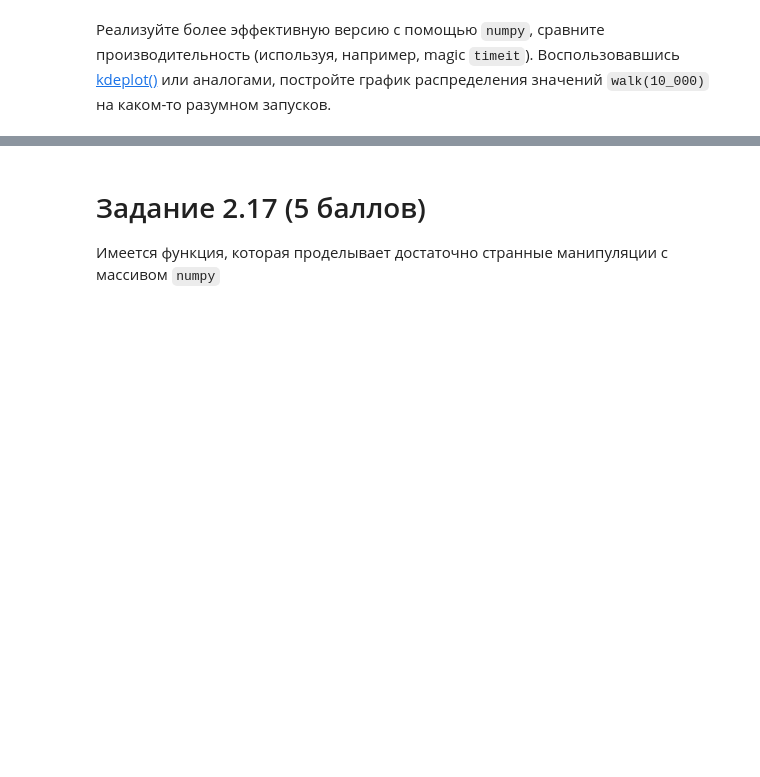
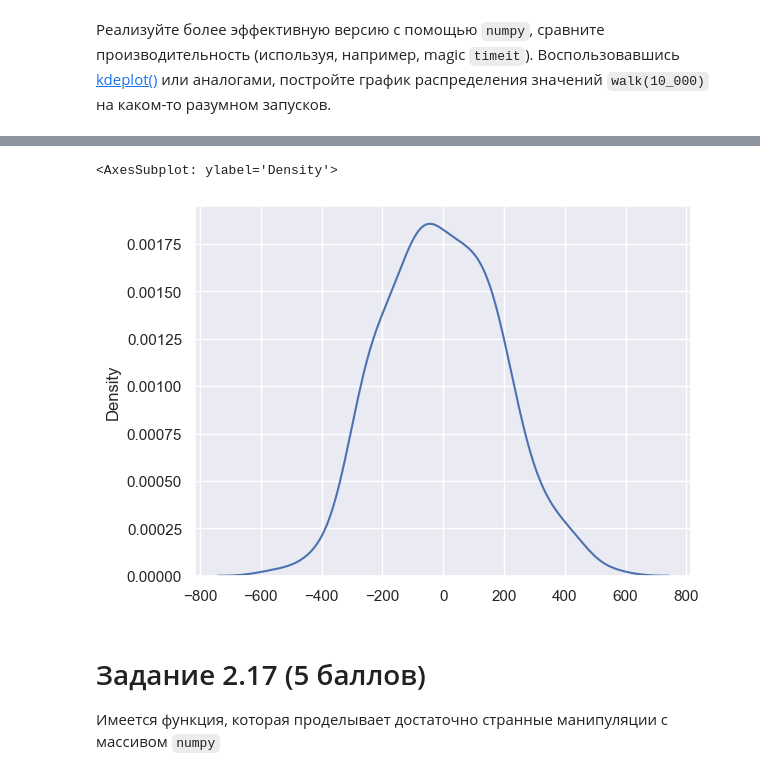
Before and after one commit to SergiusMagnus/Python-For-Data-Analysis, a Jupyter notebook: Task_2/Task_2.ipynb, the cells around one changed output, grey strips where cells are left out. Cells and saved outputs as stored; diff of their text form; code cells hidden in the pictures; blank space fills up the shorter version.

```diff
--- a/Task_2/Task_2.ipynb
+++ b/Task_2/Task_2.ipynb
@@ -300,2 +356,7 @@ walk(10_000)
 # %% [markdown]
 Реализуйте более эффективную версию с помощью `numpy`, сравните производительность (используя, например, magic `timeit`). Воспользовавшись [kdeplot()](https://seaborn.pydata.org/generated/seaborn.kdeplot.html) или аналогами, постройте график распределения значений `walk(10_000)` на каком-то разумном запусков.
+# %%
+def np_walk(n: int):
+    return np.random.randint(-3, 4, n).sum()
+
+np_walk(10_000)
@@ -302,3 +371,15 @@ walk(10_000)
+# %%
+n = 300
+
+res_np_walk = np.zeros(n)
+
+for i in range(n):
+    res_np_walk[i] = np_walk(10_000)
+
+sns.kdeplot(data=res_np_walk)
+# %% [output]
+<AxesSubplot: ylabel='Density'>
+[figure, added]
 # %% [markdown]
 # Задание 2.17 (5 баллов)
 
```
Also changed, not shown: parts of 21 cells of this notebook.
